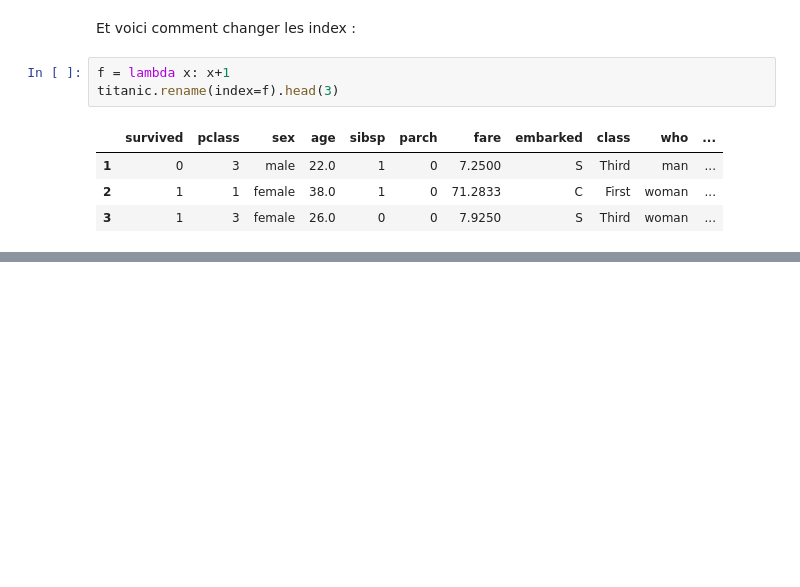
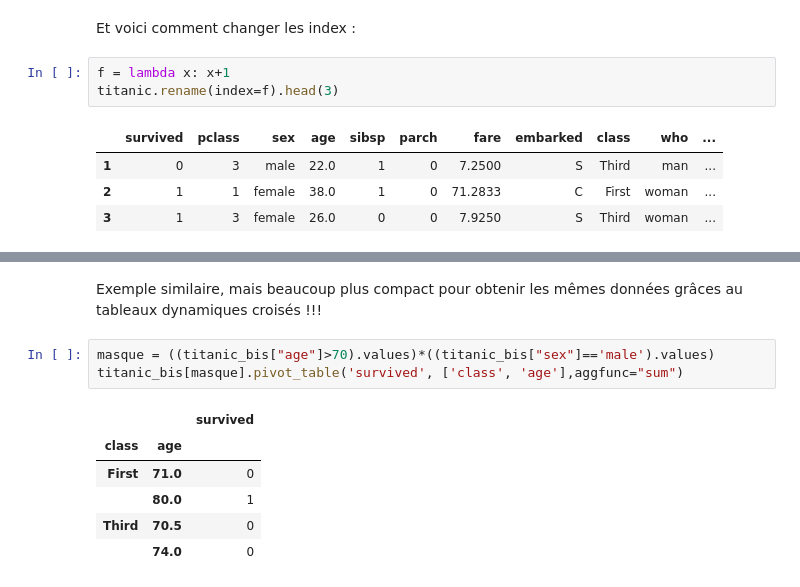
Before and after one commit to SmellyArmure/04-Jupyter, a Jupyter notebook: PandasDemo.ipynb, the cells around one changed output, grey strips where cells are left out. Drawn from its saved outputs; the diff is of its cells as text; blank space fills up the shorter version.

```diff
--- a/PandasDemo.ipynb
+++ b/PandasDemo.ipynb
@@ -347,0 +416,12 @@ titanic.pivot_table('survived', index='sex', columns='class')
+# %% [markdown]
+Exemple similaire, mais beaucoup plus compact pour obtenir les mêmes données grâces au tableaux dynamiques croisés !!!
+# %%
+masque = ((titanic_bis["age"]>70).values)*((titanic_bis["sex"]=='male').values)
+titanic_bis[masque].pivot_table('survived', ['class', 'age'],aggfunc="sum")
+# %% [output]
+|  |  | survived |
+| class | age |  |
+| First | 71.0 | 0 |
+|  | 80.0 | 1 |
+| Third | 70.5 | 0 |
+|  | 74.0 | 0 |
```
Also changed, not shown: parts of 9 cells of this notebook.
